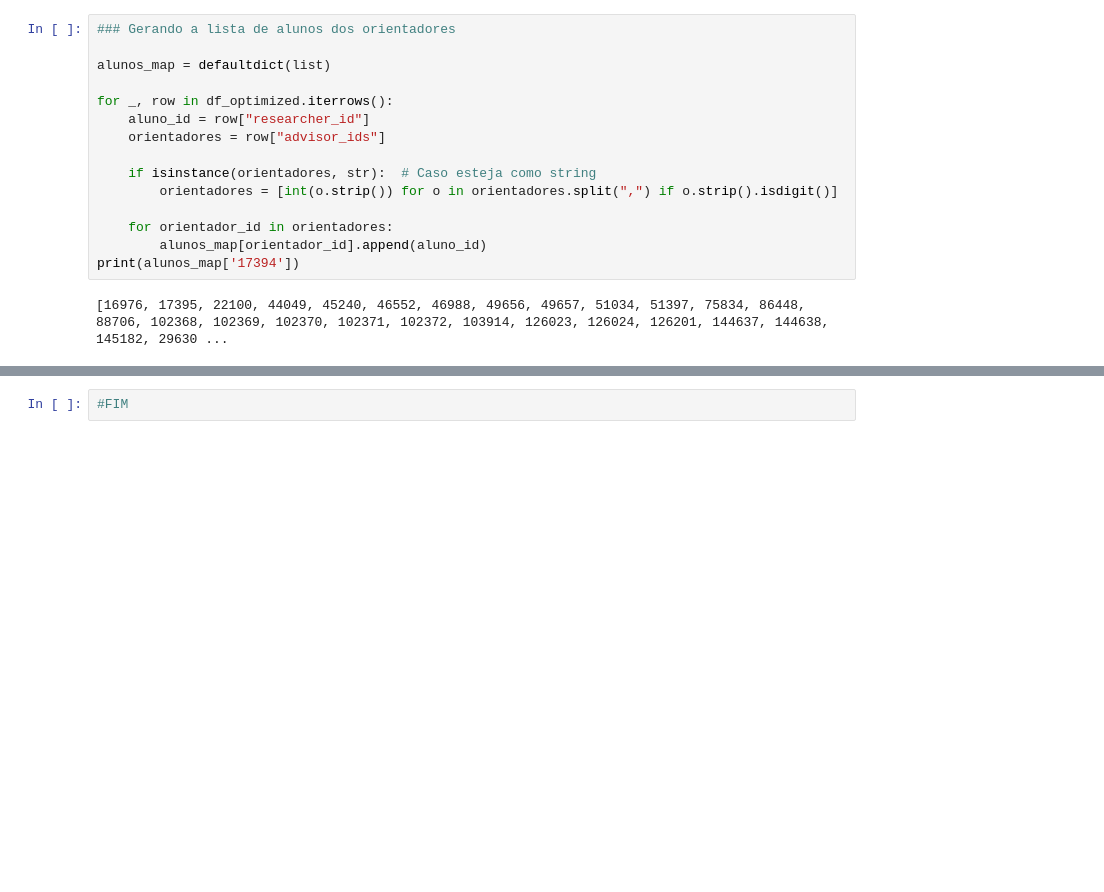
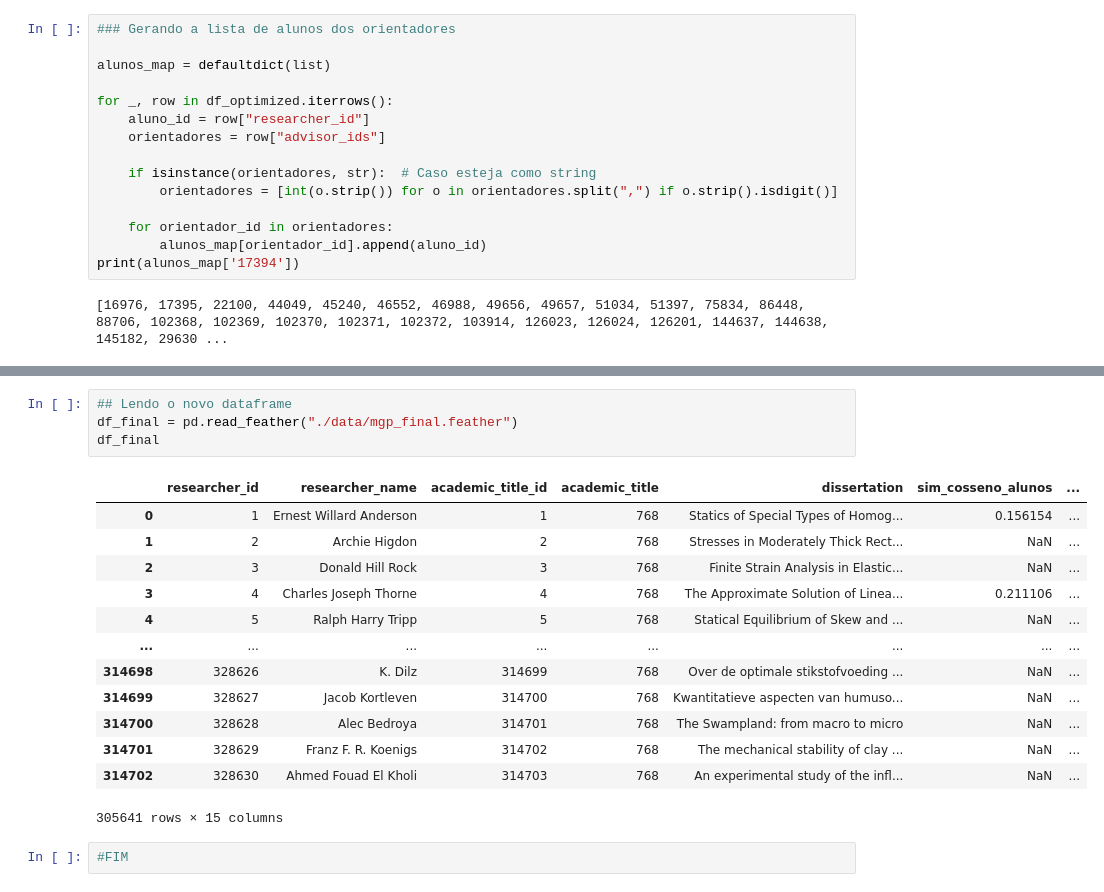
Before and after one commit to Renan-Bodom/mgp, a Jupyter notebook: IA no MGP.ipynb, the cells around one changed output, grey strips where cells are left out. Cells and saved outputs as stored; diff of their text form; blank space fills up the shorter version.

```diff
--- a/IA no MGP.ipynb
+++ b/IA no MGP.ipynb
@@ -843,2 +834,20 @@ df_optimized
+# %%
+## Lendo o novo dataframe
+df_final = pd.read_feather("./data/mgp_final.feather")
+df_final
+# %% [output]
+|  | researcher_id | researcher_name | academic_title_id | academic_title | dissertation | sim_cosseno_alunos | ... |
+| 0 | 1 | Ernest Willard Anderson | 1 | 768 | Statics of Special Types of Homog... | 0.156154 | ... |
+| 1 | 2 | Archie Higdon | 2 | 768 | Stresses in Moderately Thick Rect... | NaN | ... |
+| 2 | 3 | Donald Hill Rock | 3 | 768 | Finite Strain Analysis in Elastic... | NaN | ... |
+| 3 | 4 | Charles Joseph Thorne | 4 | 768 | The Approximate Solution of Linea... | 0.211106 | ... |
+| 4 | 5 | Ralph Harry Tripp | 5 | 768 | Statical Equilibrium of Skew and ... | NaN | ... |
+| ... | ... | ... | ... | ... | ... | ... | ... |
+| 314698 | 328626 | K. Dilz | 314699 | 768 | Over de optimale stikstofvoeding ... | NaN | ... |
+| 314699 | 328627 | Jacob Kortleven | 314700 | 768 | Kwantitatieve aspecten van humuso... | NaN | ... |
+| 314700 | 328628 | Alec Bedroya | 314701 | 768 | The Swampland: from macro to micro | NaN | ... |
+| 314701 | 328629 | Franz F. R. Koenigs | 314702 | 768 | The mechanical stability of clay ... | NaN | ... |
+| 314702 | 328630 | Ahmed Fouad El Kholi | 314703 | 768 | An experimental study of the infl... | NaN | ... |
+305641 rows × 15 columns
 # %%
 #FIM
```
Also changed, not shown: parts of 7 cells of this notebook, 1 other file.
